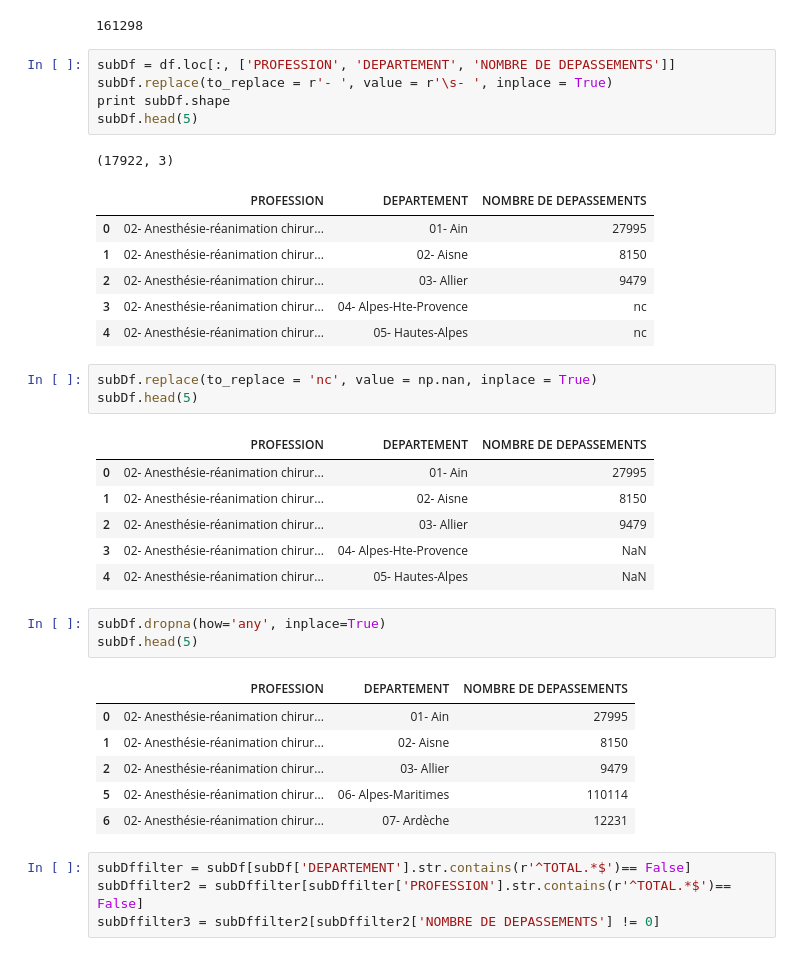
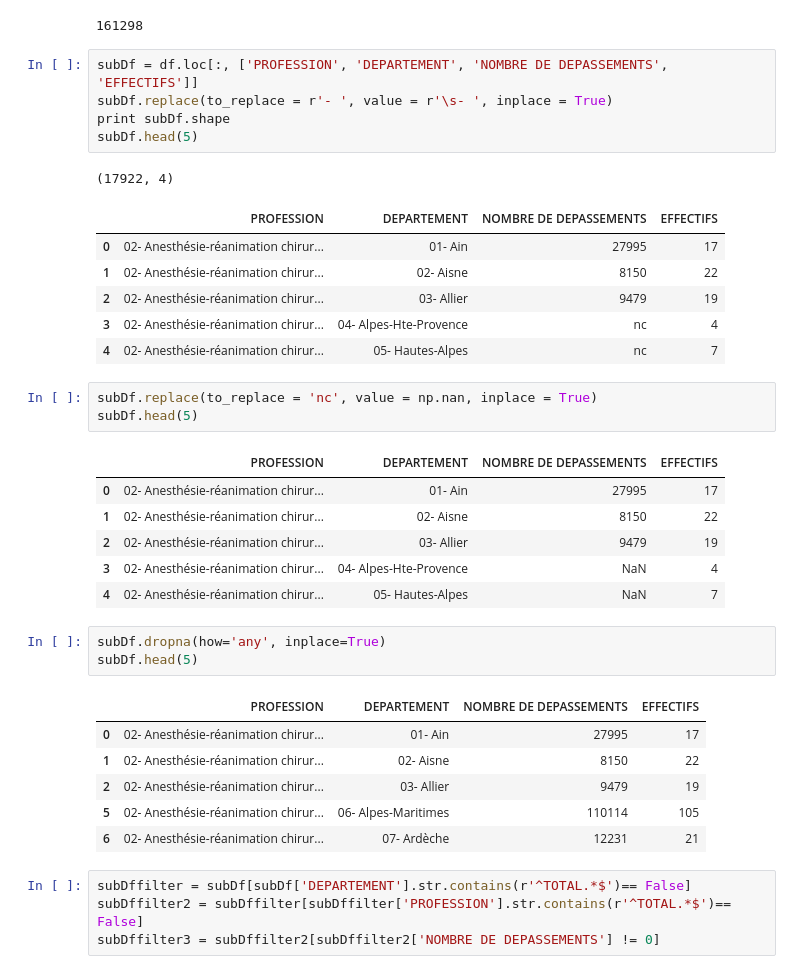
Before and after one commit to rachidalili/MS-BGD2015, a Jupyter notebook: Derrick_HO/Lesson4/hackathon.ipynb, the cells around one changed output. Saved outputs shown, nothing was run; the diff lists cells and outputs as text.

```diff
--- a/Derrick_HO/Lesson4/hackathon.ipynb
+++ b/Derrick_HO/Lesson4/hackathon.ipynb
@@ -45,38 +45,38 @@ df.size
 # %% [output]
 161298
 # %%
-subDf = df.loc[:, ['PROFESSION', 'DEPARTEMENT', 'NOMBRE DE DEPASSEMENTS']]
+subDf = df.loc[:, ['PROFESSION', 'DEPARTEMENT', 'NOMBRE DE DEPASSEMENTS', 'EFFECTIFS']]
 subDf.replace(to_replace = r'- ', value = r'\s- ', inplace = True)
 print subDf.shape
 subDf.head(5)
 # %% [output]
-(17922, 3)
+(17922, 4)
-|  | PROFESSION | DEPARTEMENT | NOMBRE DE DEPASSEMENTS |
-| 0 | 02- Anesthésie-réanimation chirur... | 01- Ain | 27995 |
-| 1 | 02- Anesthésie-réanimation chirur... | 02- Aisne | 8150 |
-| 2 | 02- Anesthésie-réanimation chirur... | 03- Allier | 9479 |
-| 3 | 02- Anesthésie-réanimation chirur... | 04- Alpes-Hte-Provence | nc |
-| 4 | 02- Anesthésie-réanimation chirur... | 05- Hautes-Alpes | nc |
+|  | PROFESSION | DEPARTEMENT | NOMBRE DE DEPASSEMENTS | EFFECTIFS |
+| 0 | 02- Anesthésie-réanimation chirur... | 01- Ain | 27995 | 17 |
+| 1 | 02- Anesthésie-réanimation chirur... | 02- Aisne | 8150 | 22 |
+| 2 | 02- Anesthésie-réanimation chirur... | 03- Allier | 9479 | 19 |
+| 3 | 02- Anesthésie-réanimation chirur... | 04- Alpes-Hte-Provence | nc | 4 |
+| 4 | 02- Anesthésie-réanimation chirur... | 05- Hautes-Alpes | nc | 7 |
 # %%
 subDf.replace(to_replace = 'nc', value = np.nan, inplace = True)
 subDf.head(5)
 # %% [output]
-|  | PROFESSION | DEPARTEMENT | NOMBRE DE DEPASSEMENTS |
-| 0 | 02- Anesthésie-réanimation chirur... | 01- Ain | 27995 |
-| 1 | 02- Anesthésie-réanimation chirur... | 02- Aisne | 8150 |
-| 2 | 02- Anesthésie-réanimation chirur... | 03- Allier | 9479 |
-| 3 | 02- Anesthésie-réanimation chirur... | 04- Alpes-Hte-Provence | NaN |
-| 4 | 02- Anesthésie-réanimation chirur... | 05- Hautes-Alpes | NaN |
+|  | PROFESSION | DEPARTEMENT | NOMBRE DE DEPASSEMENTS | EFFECTIFS |
+| 0 | 02- Anesthésie-réanimation chirur... | 01- Ain | 27995 | 17 |
+| 1 | 02- Anesthésie-réanimation chirur... | 02- Aisne | 8150 | 22 |
+| 2 | 02- Anesthésie-réanimation chirur... | 03- Allier | 9479 | 19 |
+| 3 | 02- Anesthésie-réanimation chirur... | 04- Alpes-Hte-Provence | NaN | 4 |
+| 4 | 02- Anesthésie-réanimation chirur... | 05- Hautes-Alpes | NaN | 7 |
 # %%
 subDf.dropna(how='any', inplace=True)
 subDf.head(5)
 # %% [output]
-|  | PROFESSION | DEPARTEMENT | NOMBRE DE DEPASSEMENTS |
-| 0 | 02- Anesthésie-réanimation chirur... | 01- Ain | 27995 |
-| 1 | 02- Anesthésie-réanimation chirur... | 02- Aisne | 8150 |
-| 2 | 02- Anesthésie-réanimation chirur... | 03- Allier | 9479 |
-| 5 | 02- Anesthésie-réanimation chirur... | 06- Alpes-Maritimes | 110114 |
-| 6 | 02- Anesthésie-réanimation chirur... | 07- Ardèche | 12231 |
+|  | PROFESSION | DEPARTEMENT | NOMBRE DE DEPASSEMENTS | EFFECTIFS |
+| 0 | 02- Anesthésie-réanimation chirur... | 01- Ain | 27995 | 17 |
+| 1 | 02- Anesthésie-réanimation chirur... | 02- Aisne | 8150 | 22 |
+| 2 | 02- Anesthésie-réanimation chirur... | 03- Allier | 9479 | 19 |
+| 5 | 02- Anesthésie-réanimation chirur... | 06- Alpes-Maritimes | 110114 | 105 |
+| 6 | 02- Anesthésie-réanimation chirur... | 07- Ardèche | 12231 | 21 |
 # %%
 subDffilter = subDf[subDf['DEPARTEMENT'].str.contains(r'^TOTAL.*$')== False]
 subDffilter2 = subDffilter[subDffilter['PROFESSION'].str.contains(r'^TOTAL.*$')== False]
```
Also changed, not shown: parts of 27 cells of this notebook, 3 other files.
